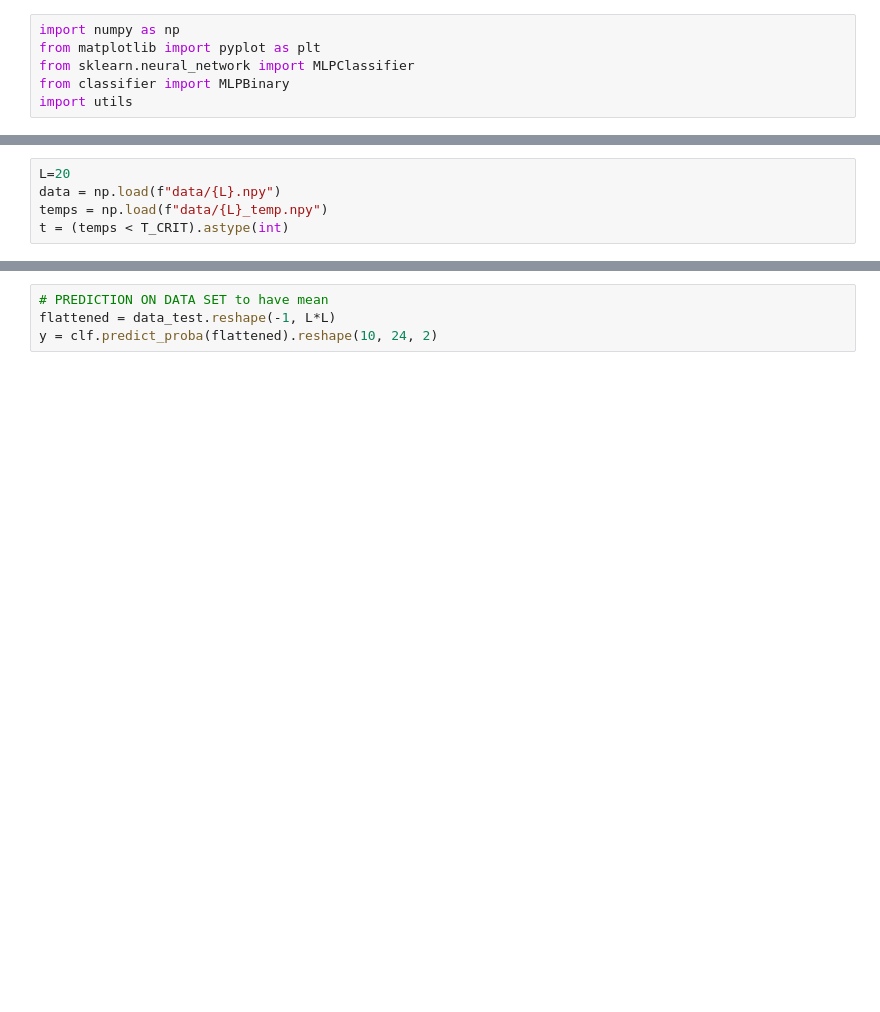
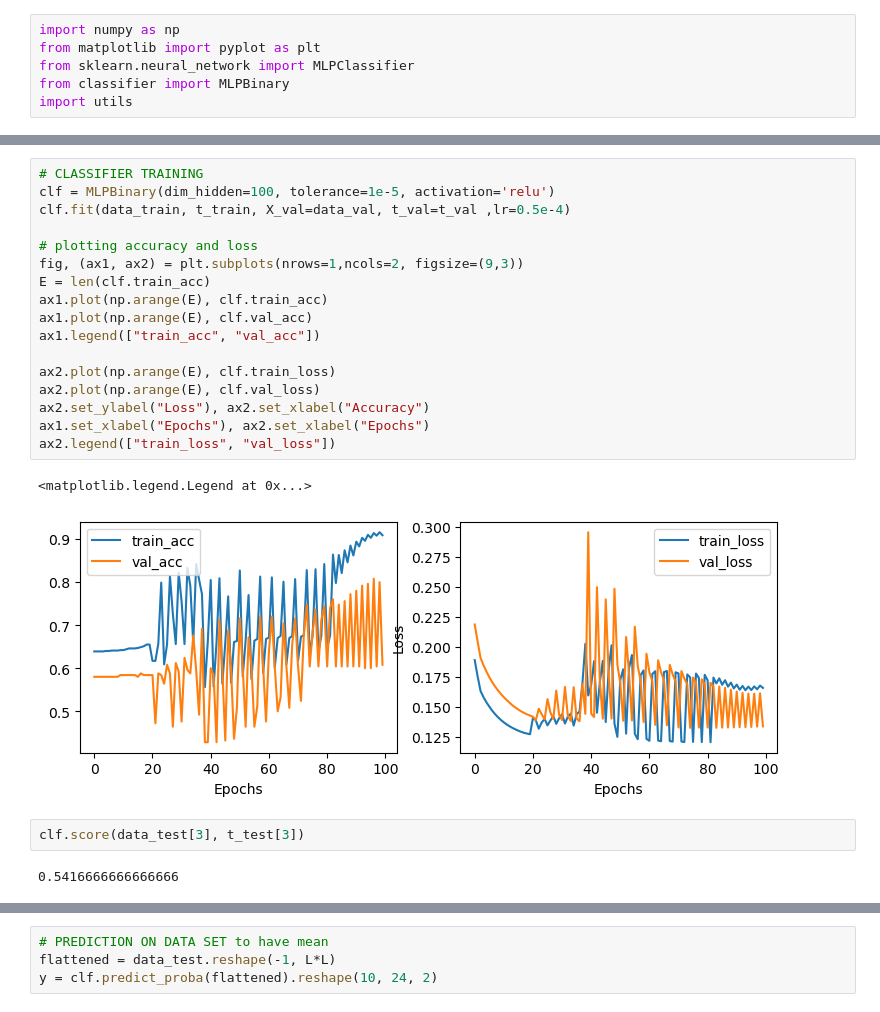
Before and after one commit to feanor3/tesi, a Jupyter notebook: analysis.ipynb, the cells around one changed output, grey strips where cells are left out. Drawn from its saved outputs; the diff is of its cells as text; blank space fills up the shorter version.

```diff
--- a/analysis.ipynb
+++ b/analysis.ipynb
@@ -75,5 +42,24 @@ def analysis(L, dim_hidden=30, lr=1e-4, tol=1e-5):
-# %%
-L=20
-data = np.load(f"data/{L}.npy")
-temps = np.load(f"data/{L}_temp.npy")
-t = (temps < T_CRIT).astype(int)
+# %%
+# CLASSIFIER TRAINING
+clf = MLPBinary(dim_hidden=100, tolerance=1e-5, activation='relu')
+clf.fit(data_train, t_train, X_val=data_val, t_val=t_val ,lr=0.5e-4)
+
+# plotting accuracy and loss
+fig, (ax1, ax2) = plt.subplots(nrows=1,ncols=2, figsize=(9,3))
+E = len(clf.train_acc)
+ax1.plot(np.arange(E), clf.train_acc)
+ax1.plot(np.arange(E), clf.val_acc)
+ax1.legend(["train_acc", "val_acc"])
+
+ax2.plot(np.arange(E), clf.train_loss)
+ax2.plot(np.arange(E), clf.val_loss)
+ax2.set_ylabel("Loss"), ax2.set_xlabel("Accuracy")
+ax1.set_xlabel("Epochs"), ax2.set_xlabel("Epochs")
+ax2.legend(["train_loss", "val_loss"])
+# %% [output]
+<matplotlib.legend.Legend at 0x...>
+[figure, added]
+# %%
+clf.score(data_test[3], t_test[3])
+# %% [output]
+0.5416666666666666
```
Also changed, not shown: parts of 12 cells of this notebook, 1 other file.
